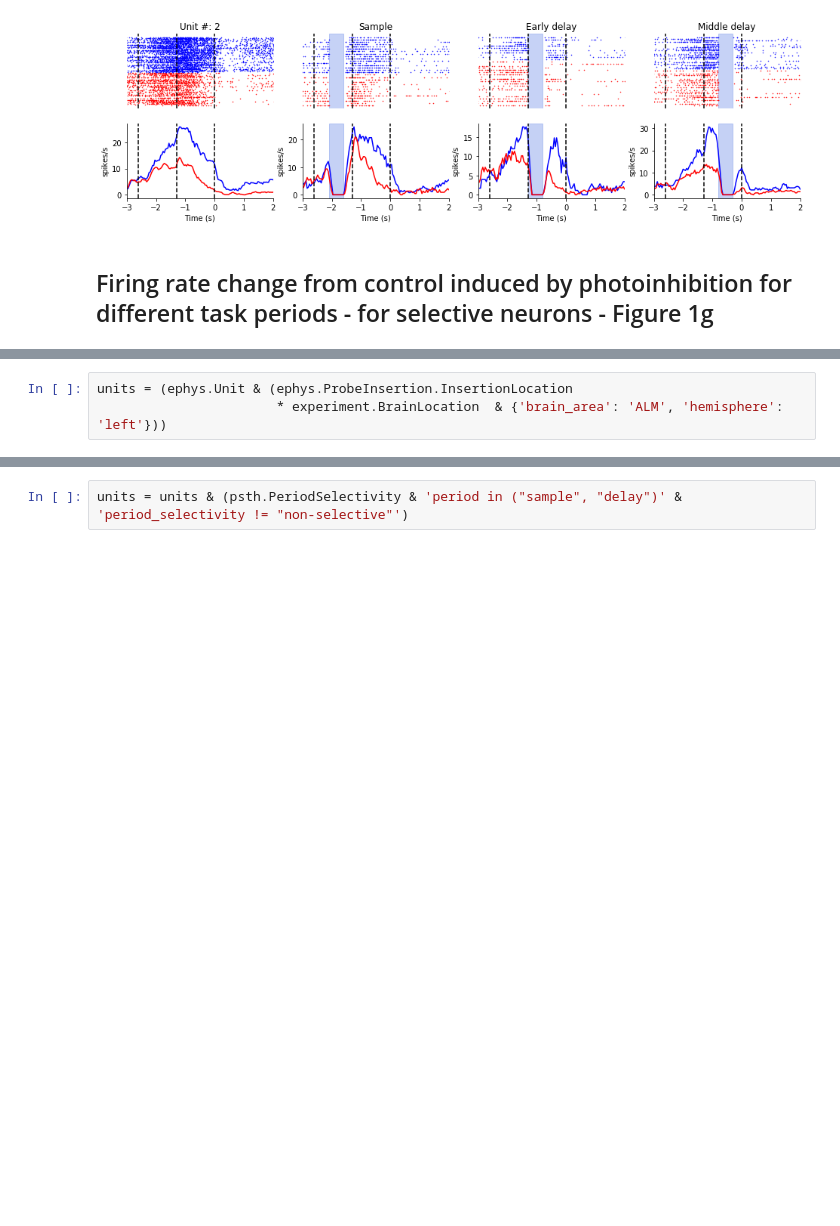
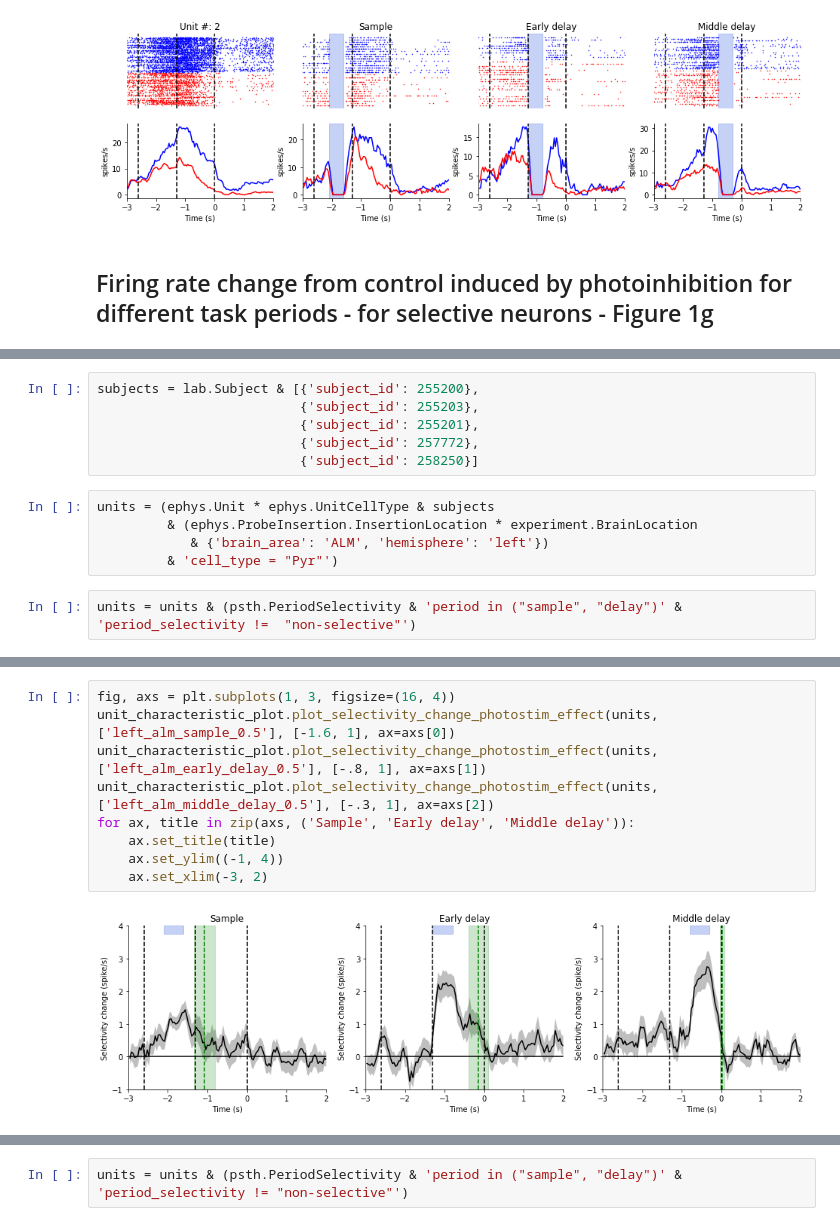
Before and after one commit to ttngu207/Li-2015a, a Jupyter notebook: notebooks/Li-Daie-2016-Demo.ipynb, the cells around one changed output, grey strips where cells are left out. Saved outputs shown, nothing was run; the diff lists cells and outputs as text; blank space fills up the shorter version.

```diff
--- a/notebooks/Li-Daie-2016-Demo.ipynb
+++ b/notebooks/Li-Daie-2016-Demo.ipynb
@@ -70,3 +70,13 @@ for axs, kw, title in zip(axes.T, (['good_noearlylick_', '_hit'], ['left_alm', '
+# %%
+subjects = lab.Subject & [{'subject_id': 255200},
+                          {'subject_id': 255203},
+                          {'subject_id': 255201},
+                          {'subject_id': 257772},
+                          {'subject_id': 258250}]
 # %%
-units = (ephys.Unit & (ephys.ProbeInsertion.InsertionLocation
-                       * experiment.BrainLocation  & {'brain_area': 'ALM', 'hemisphere': 'left'}))
+units = (ephys.Unit * ephys.UnitCellType & subjects
+         & (ephys.ProbeInsertion.InsertionLocation * experiment.BrainLocation
+            & {'brain_area': 'ALM', 'hemisphere': 'left'})
+         & 'cell_type = "Pyr"')
+# %%
+units = units & (psth.PeriodSelectivity & 'period in ("sample", "delay")' & 'period_selectivity !=  "non-selective"')
@@ -72,0 +89,11 @@ units = (ephys.Unit & (ephys.ProbeInsertion.InsertionLocation
+# %%
+fig, axs = plt.subplots(1, 3, figsize=(16, 4))
+unit_characteristic_plot.plot_selectivity_change_photostim_effect(units, ['left_alm_sample_0.5'], [-1.6, 1], ax=axs[0])
+unit_characteristic_plot.plot_selectivity_change_photostim_effect(units, ['left_alm_early_delay_0.5'], [-.8, 1], ax=axs[1])
+unit_characteristic_plot.plot_selectivity_change_photostim_effect(units, ['left_alm_middle_delay_0.5'], [-.3, 1], ax=axs[2])
+for ax, title in zip(axs, ('Sample', 'Early delay', 'Middle delay')):
+    ax.set_title(title)
+    ax.set_ylim((-1, 4))
+    ax.set_xlim(-3, 2)
+# %% [output]
+[figure, added]
```
Also changed, not shown: parts of 18 cells of this notebook, 5 other files.
